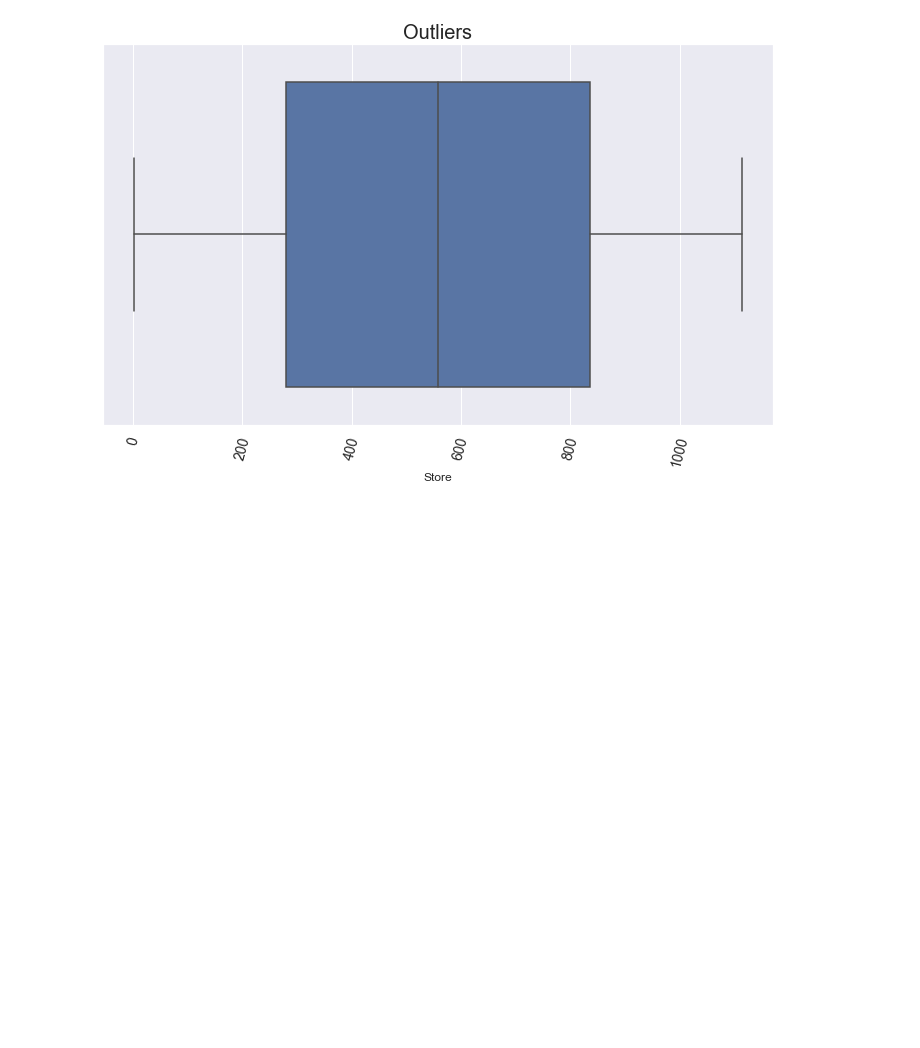
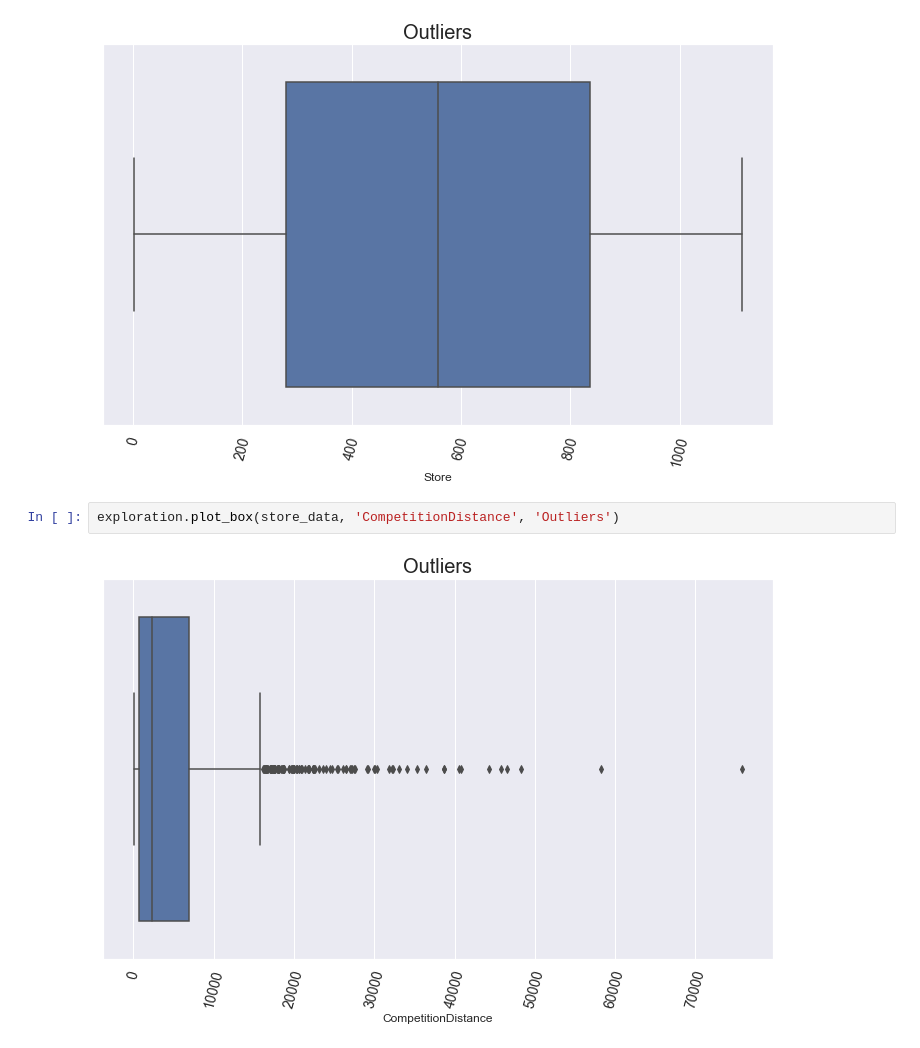
Before and after one commit to kebishaa/Pharmaceutical-Sales-Prediction, a Jupyter notebook: notebooks/data_preProcessing.ipynb, the cells around one changed output. Saved outputs shown, nothing was run; the diff lists cells and outputs as text; blank space fills up the shorter version.

Commit message:
fixing outliers

```diff
--- a/notebooks/data_preProcessing.ipynb
+++ b/notebooks/data_preProcessing.ipynb
@@ -315,3 +315,7 @@ exploration.plot_box(train_data, 'Sales', 'Outliers')
 exploration.plot_box(store_data, 'Store', 'Outliers')
 # %% [output]
 [figure]
+# %%
+exploration.plot_box(store_data, 'CompetitionDistance', 'Outliers')
+# %% [output]
+[figure, added]
```
Also changed, not shown: parts of 4 cells of this notebook.
